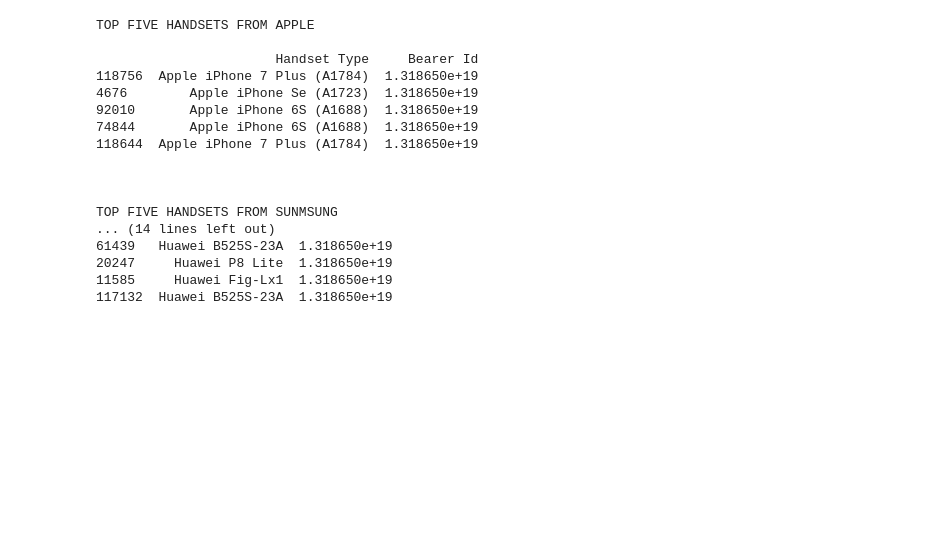
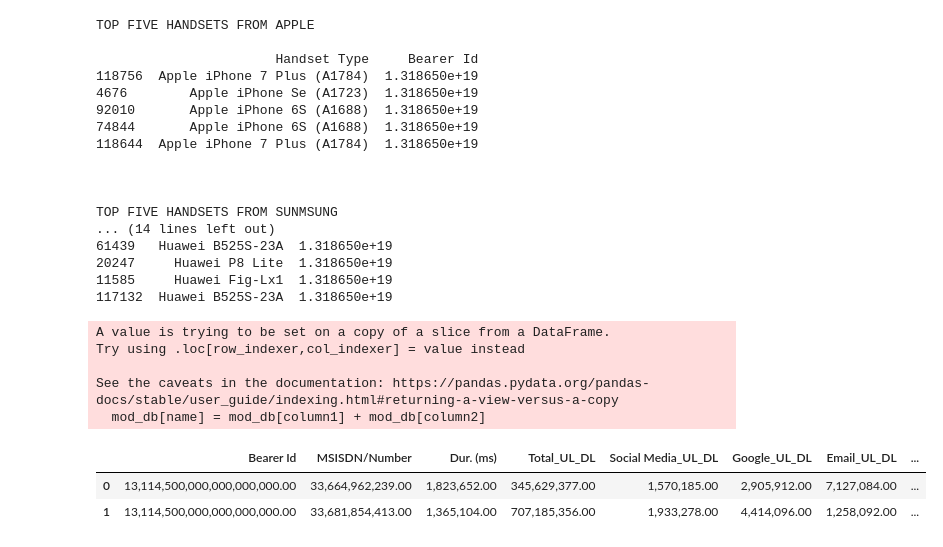
Before and after one commit to sel6/TellCo_Data_Analysis, a Jupyter notebook: notebooks/Data_Explore.ipynb, the cells around one changed output. Drawn from its saved outputs; the diff is of its cells as text; code cells hidden in the pictures; blank space fills up the shorter version.

```diff
--- a/notebooks/Data_Explore.ipynb
+++ b/notebooks/Data_Explore.ipynb
@@ -249,3 +249,32 @@ TOP FIVE HANDSETS FROM SUNMSUNG
 20247     Huawei P8 Lite  1.318650e+19
 11585     Huawei Fig-Lx1  1.318650e+19
 117132  Huawei B525S-23A  1.318650e+19
+# %%
+# adding two columns and forming a new column
+def adding_columns(name,column1,column2):
+    mod_db[name] = mod_db[column1] + mod_db[column2]
+    return
+
+adding_columns(name='Total_UL_DL',column1='Total UL (Bytes)',column2='Total DL (Bytes)')
+adding_columns(name='Social Media_UL_DL',column1='Social Media DL (Bytes)',column2='Social Media UL (Bytes)')
+adding_columns(name='Google_UL_DL',column1='Google DL (Bytes)',column2='Google UL (Bytes)')
+adding_columns(name='Email_UL_DL',column1='Email DL (Bytes)',column2='Email DL (Bytes)')
+adding_columns(name='Youtube_UL_DL',column1='Youtube DL (Bytes)',column2='Youtube DL (Bytes)')
+adding_columns(name='Netflix_UL_DL',column1='Netflix DL (Bytes)',column2='Netflix UL (Bytes)')
+adding_columns(name='Gaming_UL_DL',column1='Gaming DL (Bytes)',column2='Gaming UL (Bytes)')
+adding_columns(name='Other_UL_DL',column1='Other DL (Bytes)',column2='Other UL (Bytes)')
+# %% [output]
+A value is trying to be set on a copy of a slice from a DataFrame.
+Try using .loc[row_indexer,col_indexer] = value instead
+
+See the caveats in the documentation: https://pandas.pydata.org/pandas-docs/stable/user_guide/indexing.html#returning-a-view-versus-a-copy
+  mod_db[name] = mod_db[column1] + mod_db[column2]
+# %%
+# extracting important variables from the cleaned data
+column_name = ['Bearer Id','MSISDN/Number','Dur. (ms)','Total_UL_DL','Social Media_UL_DL','Google_UL_DL','Email_UL_DL','Youtube_UL_DL','Netflix_UL_DL','Gaming_UL_DL','Other_UL_DL']
+user = mod_db[column_name]
+user.head(2)
+# %% [output]
+|  | Bearer Id | MSISDN/Number | Dur. (ms) | Total_UL_DL | Social Media_UL_DL | Google_UL_DL | Email_UL_DL | ... |
+| 0 | 13,114,500,000,000,000,000.00 | 33,664,962,239.00 | 1,823,652.00 | 345,629,377.00 | 1,570,185.00 | 2,905,912.00 | 7,127,084.00 | ... |
+| 1 | 13,114,500,000,000,000,000.00 | 33,681,854,413.00 | 1,365,104.00 | 707,185,356.00 | 1,933,278.00 | 4,414,096.00 | 1,258,092.00 | ... |
```
Also changed, not shown: parts of 3 cells of this notebook.
